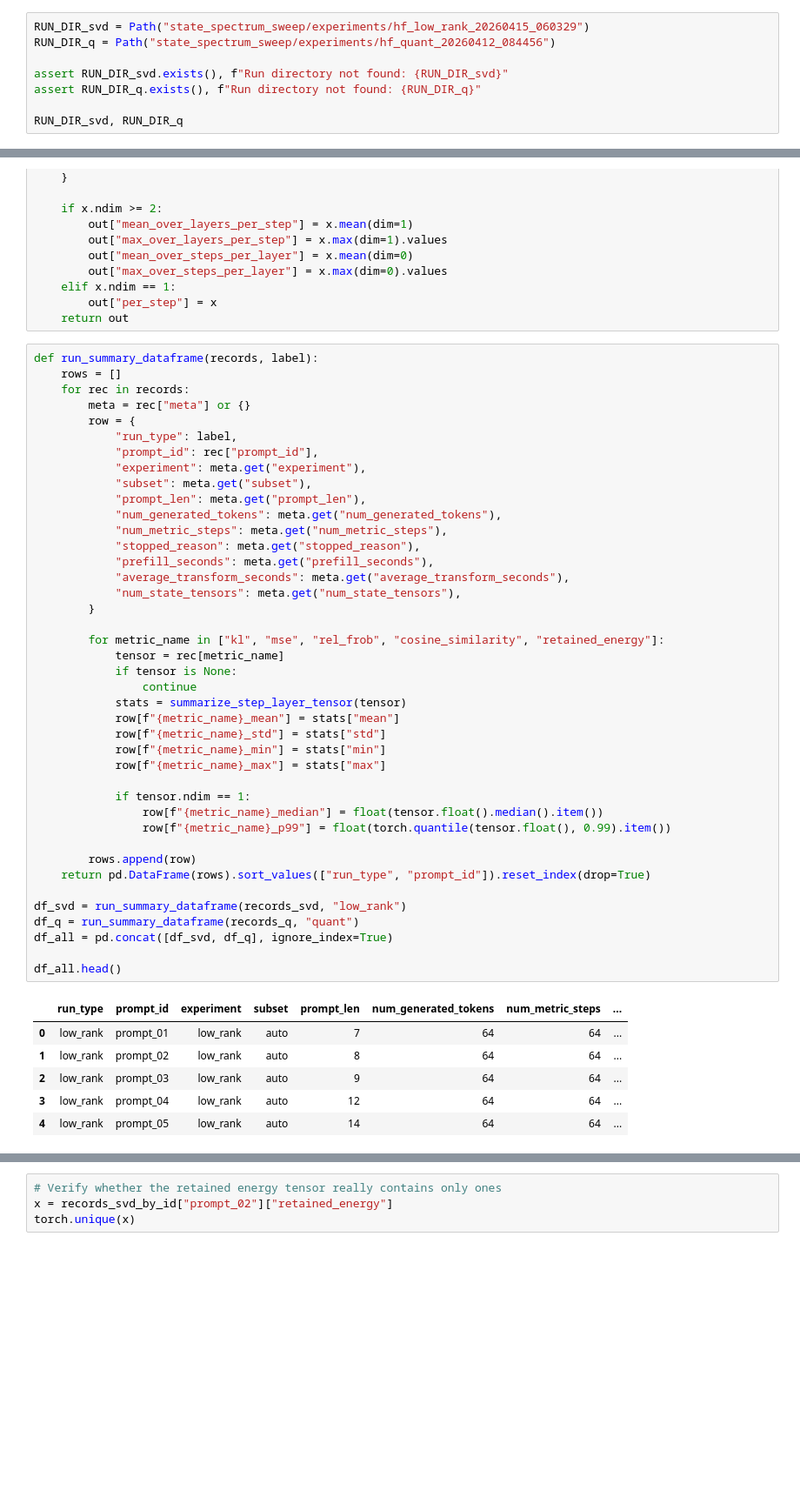
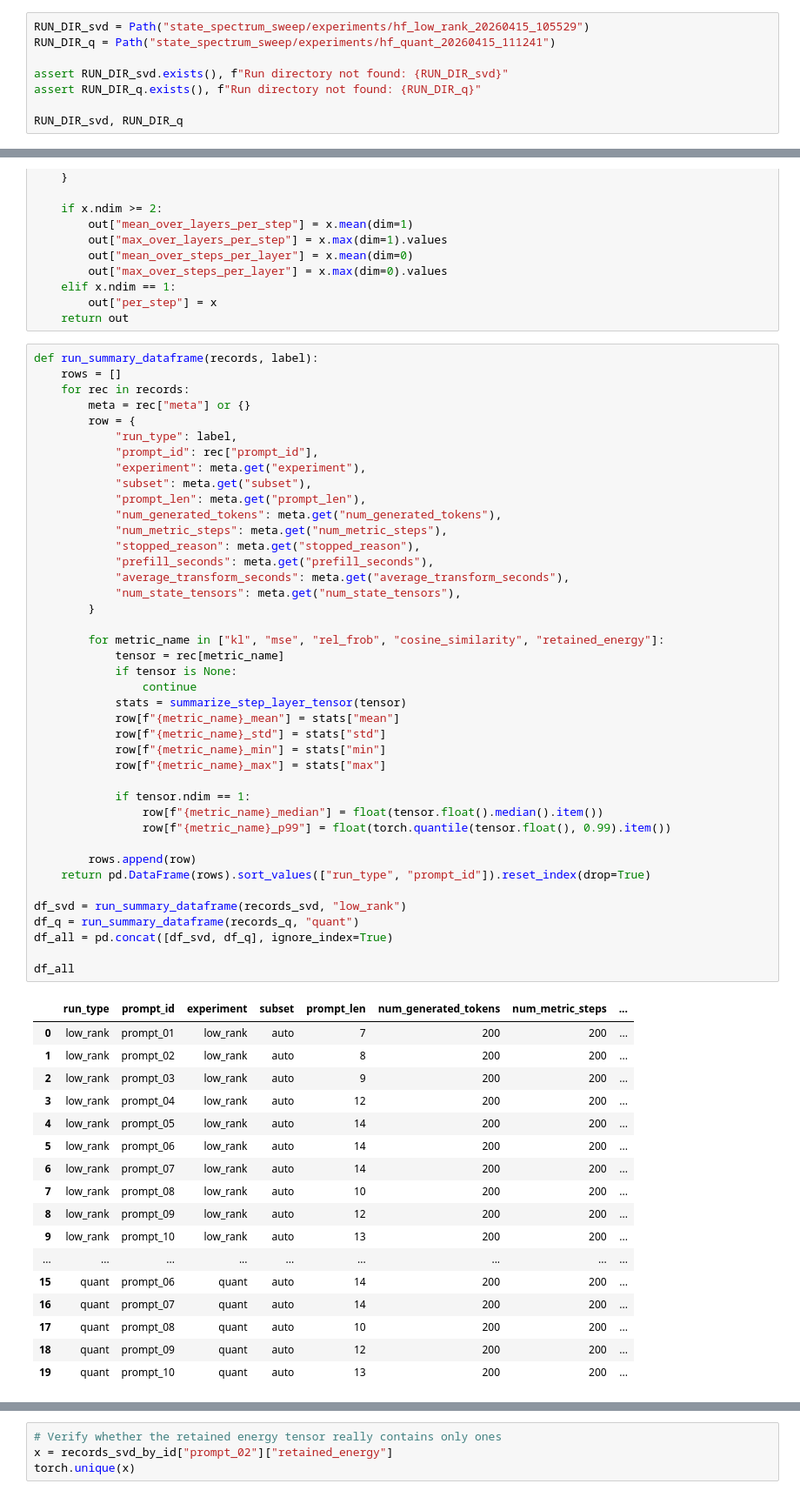
Before and after one commit to Teddygat0r/sssm-states, a Jupyter notebook: data_analysis_mamba.ipynb, the cells around one changed output, grey strips where cells are left out. Shown at 87% size. Drawn from its saved outputs; the diff is of its cells as text; blank space fills up the shorter version.

```diff
--- a/data_analysis_mamba.ipynb
+++ b/data_analysis_mamba.ipynb
@@ -7,8 +7,8 @@ import pandas as pd
 import torch
 import matplotlib.pyplot as plt
 # %%
-RUN_DIR_svd = Path("state_spectrum_sweep/experiments/hf_low_rank_20260415_060329")
-RUN_DIR_q = Path("state_spectrum_sweep/experiments/hf_quant_20260412_084456")
+RUN_DIR_svd = Path("state_spectrum_sweep/experiments/hf_low_rank_20260415_105529")
+RUN_DIR_q = Path("state_spectrum_sweep/experiments/hf_quant_20260415_111241")
 
 assert RUN_DIR_svd.exists(), f"Run directory not found: {RUN_DIR_svd}"
 assert RUN_DIR_q.exists(), f"Run directory not found: {RUN_DIR_q}"
@@ -163,36 +163,47 @@ def run_summary_dataframe(records, label):
             "num_metric_steps": meta.get("num_metric_steps"),
             "stopped_reason": meta.get("stopped_reason"),
             "prefill_seconds": meta.get("prefill_seconds"),
             "average_transform_seconds": meta.get("average_transform_seconds"),
             "num_state_tensors": meta.get("num_state_tensors"),
         }
 
         for metric_name in ["kl", "mse", "rel_frob", "cosine_similarity", "retained_energy"]:
             tensor = rec[metric_name]
             if tensor is None:
                 continue
             stats = summarize_step_layer_tensor(tensor)
             row[f"{metric_name}_mean"] = stats["mean"]
             row[f"{metric_name}_std"] = stats["std"]
             row[f"{metric_name}_min"] = stats["min"]
             row[f"{metric_name}_max"] = stats["max"]
 
             if tensor.ndim == 1:
                 row[f"{metric_name}_median"] = float(tensor.float().median().item())
                 row[f"{metric_name}_p99"] = float(torch.quantile(tensor.float(), 0.99).item())
 
         rows.append(row)
     return pd.DataFrame(rows).sort_values(["run_type", "prompt_id"]).reset_index(drop=True)
 
 df_svd = run_summary_dataframe(records_svd, "low_rank")
 df_q = run_summary_dataframe(records_q, "quant")
 df_all = pd.concat([df_svd, df_q], ignore_index=True)
 
-df_all.head()
+df_all
 # %% [output]
 |  | run_type | prompt_id | experiment | subset | prompt_len | num_generated_tokens | num_metric_steps | ... |
-| 0 | low_rank | prompt_01 | low_rank | auto | 7 | 64 | 64 | ... |
-| 1 | low_rank | prompt_02 | low_rank | auto | 8 | 64 | 64 | ... |
-| 2 | low_rank | prompt_03 | low_rank | auto | 9 | 64 | 64 | ... |
-| 3 | low_rank | prompt_04 | low_rank | auto | 12 | 64 | 64 | ... |
-| 4 | low_rank | prompt_05 | low_rank | auto | 14 | 64 | 64 | ... |
+| 0 | low_rank | prompt_01 | low_rank | auto | 7 | 200 | 200 | ... |
+| 1 | low_rank | prompt_02 | low_rank | auto | 8 | 200 | 200 | ... |
+| 2 | low_rank | prompt_03 | low_rank | auto | 9 | 200 | 200 | ... |
+| 3 | low_rank | prompt_04 | low_rank | auto | 12 | 200 | 200 | ... |
+| 4 | low_rank | prompt_05 | low_rank | auto | 14 | 200 | 200 | ... |
+| 5 | low_rank | prompt_06 | low_rank | auto | 14 | 200 | 200 | ... |
+| 6 | low_rank | prompt_07 | low_rank | auto | 14 | 200 | 200 | ... |
+| 7 | low_rank | prompt_08 | low_rank | auto | 10 | 200 | 200 | ... |
+| 8 | low_rank | prompt_09 | low_rank | auto | 12 | 200 | 200 | ... |
+| 9 | low_rank | prompt_10 | low_rank | auto | 13 | 200 | 200 | ... |
+| ... | ... | ... | ... | ... | ... | ... | ... | ... |
+| 15 | quant | prompt_06 | quant | auto | 14 | 200 | 200 | ... |
+| 16 | quant | prompt_07 | quant | auto | 14 | 200 | 200 | ... |
+| 17 | quant | prompt_08 | quant | auto | 10 | 200 | 200 | ... |
+| 18 | quant | prompt_09 | quant | auto | 12 | 200 | 200 | ... |
+| 19 | quant | prompt_10 | quant | auto | 13 | 200 | 200 | ... |
```
Also changed, not shown: parts of 12 cells of this notebook.
